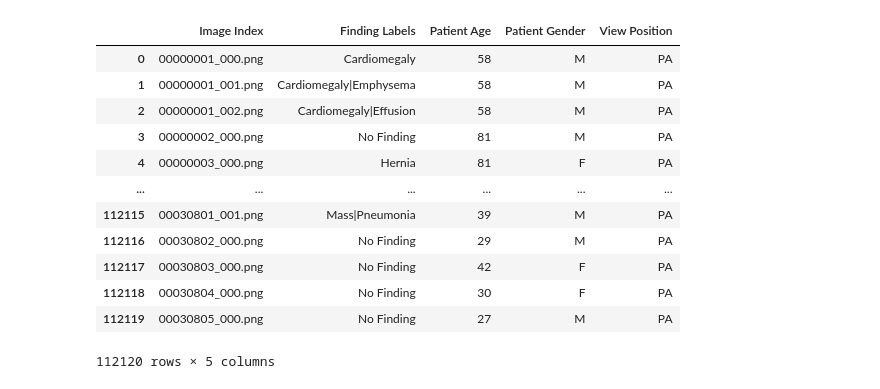
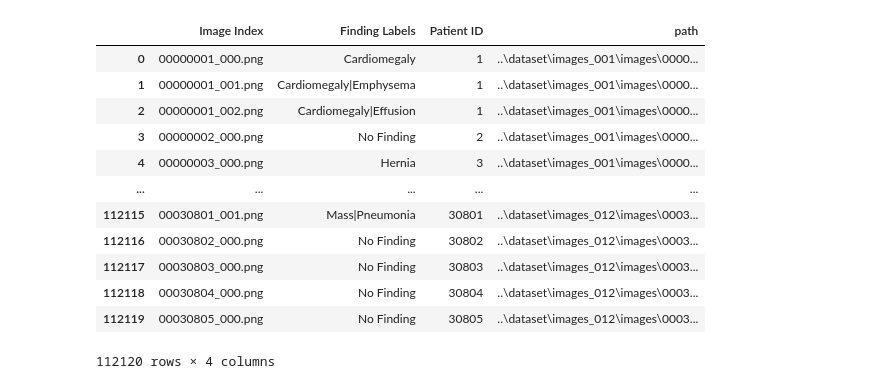
Before and after one commit to ericyzhou/CNN-X-Ray-Classifier, a Jupyter notebook: final_project.ipynb, the cells around one changed output. Saved outputs shown, nothing was run; the diff lists cells and outputs as text; code cells hidden in the pictures.

```diff
--- a/final_project.ipynb
+++ b/final_project.ipynb
@@ -10,23 +3,29 @@ plt.rcParams["figure.figsize"] = (20,10)
 # %%
+import pandas as pd
+import os
+from glob import glob
+pd.set_option('display.max_rows', 500)
+
 # Uploading CSV of results
-data_entries = pd.read_csv("data_entries.csv")
-data_entries.dropna()
-data_entries = data_entries.drop(columns=['Patient ID', 'Follow-up #', 'OriginalImagePixelSpacing[x', 'y]','OriginalImage[Width', 'Height]'])
+data_entries = pd.read_csv('data_entries.csv')
+data_entries = data_entries.drop(columns=['Patient Gender', 'Patient Age', 'View Position', 'Follow-up #', 'OriginalImagePixelSpacing[x', 'y]','OriginalImage[Width', 'Height]'])
 
-pd.set_option('display.max_rows', 500)
+# Setting image paths in dataframe
+image_paths = {os.path.basename(x): x for x in glob('..\dataset\images*\images\*.png')}
+data_entries['path'] = data_entries['Image Index'].map(image_paths.get)
 data_entries
 # %% [output]
-|  | Image Index | Finding Labels | Patient Age | Patient Gender | View Position |
-| 0 | 00000001_000.png | Cardiomegaly | 58 | M | PA |
-| 1 | 00000001_001.png | Cardiomegaly|Emphysema | 58 | M | PA |
-| 2 | 00000001_002.png | Cardiomegaly|Effusion | 58 | M | PA |
-| 3 | 00000002_000.png | No Finding | 81 | M | PA |
-| 4 | 00000003_000.png | Hernia | 81 | F | PA |
-| ... | ... | ... | ... | ... | ... |
-| 112115 | 00030801_001.png | Mass|Pneumonia | 39 | M | PA |
-| 112116 | 00030802_000.png | No Finding | 29 | M | PA |
-| 112117 | 00030803_000.png | No Finding | 42 | F | PA |
-| 112118 | 00030804_000.png | No Finding | 30 | F | PA |
-| 112119 | 00030805_000.png | No Finding | 27 | M | PA |
+|  | Image Index | Finding Labels | Patient ID | path |
+| 0 | 00000001_000.png | Cardiomegaly | 1 | ..\dataset\images_001\images\0000... |
+| 1 | 00000001_001.png | Cardiomegaly|Emphysema | 1 | ..\dataset\images_001\images\0000... |
+| 2 | 00000001_002.png | Cardiomegaly|Effusion | 1 | ..\dataset\images_001\images\0000... |
+| 3 | 00000002_000.png | No Finding | 2 | ..\dataset\images_001\images\0000... |
+| 4 | 00000003_000.png | Hernia | 3 | ..\dataset\images_001\images\0000... |
+| ... | ... | ... | ... | ... |
+| 112115 | 00030801_001.png | Mass|Pneumonia | 30801 | ..\dataset\images_012\images\0003... |
+| 112116 | 00030802_000.png | No Finding | 30802 | ..\dataset\images_012\images\0003... |
+| 112117 | 00030803_000.png | No Finding | 30803 | ..\dataset\images_012\images\0003... |
+| 112118 | 00030804_000.png | No Finding | 30804 | ..\dataset\images_012\images\0003... |
+| 112119 | 00030805_000.png | No Finding | 30805 | ..\dataset\images_012\images\0003... |
-112120 rows × 5 columns
+112120 rows × 4 columns
 # %%
```
Also changed, not shown: parts of 6 cells of this notebook, 1 other file.
